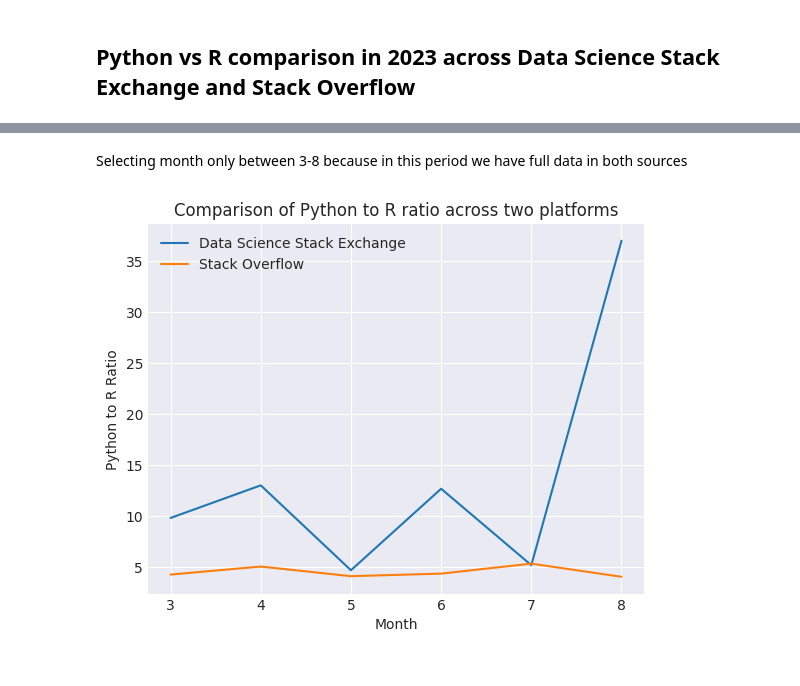
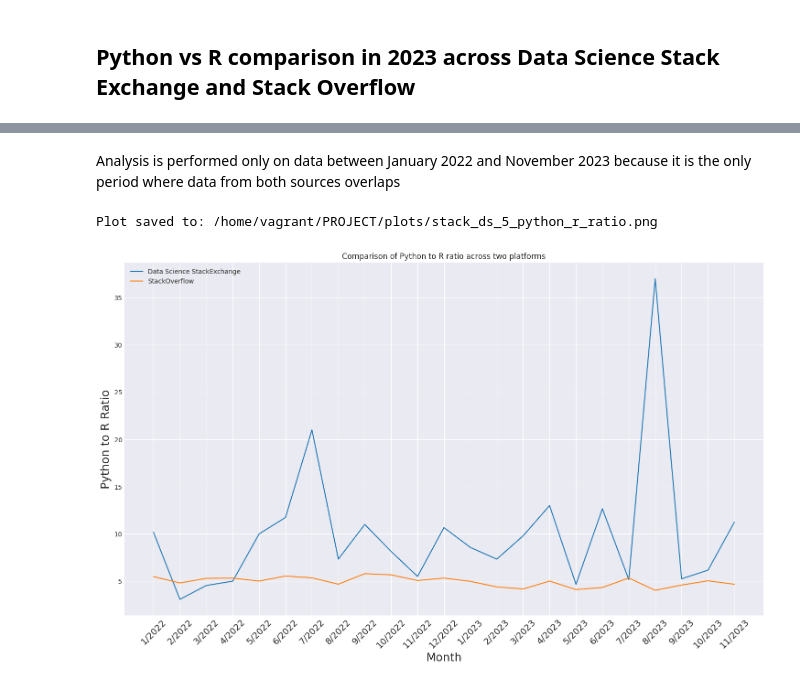
Before and after one commit to maciejors/big_data, a Jupyter notebook: PROJEKT.ipynb, the cells around one changed output, grey strips where cells are left out. Cells and saved outputs as stored; diff of their text form; code cells hidden in the pictures.

```diff
--- a/PROJEKT.ipynb
+++ b/PROJEKT.ipynb
@@ -227,8 +218,7 @@ pd.__version__
 # %%
-df_stackoverflow = spark.createDataFrame(df_online.drop(columns=['post_last_edit_date']))\
+df_stackoverflow = spark.createDataFrame(df_online)\
     .withColumn('post_last_activity_date', f.to_date(f.from_unixtime('post_last_activity_date', 'yyyy-MM-dd HH:mm:ss')))\
     .withColumn('post_creation_date', f.to_date(f.from_unixtime('post_creation_date', 'yyyy-MM-dd HH:mm:ss')))
-# df_stackoverflow = spark.createDataFrame(df_online)
 df_stackoverflow.printSchema()
 # %% [output]
 root
@@ -944,19 +1028,26 @@ plt.show()
 # %% [markdown]
 ## Python vs R comparison in 2023 across Data Science Stack Exchange and Stack Overflow
 # %%
+# added columns explained:
+# - month, year - creation month / year
+# - month_year - month and year concatenated in a human readable way,
+#                e.g. October 2023 is 10/2023
+# - month_year_numeric - month and year concatenated in a way that enables easy filtering by date range,
+#                        e.g. October 2023 is 202310 (year * 100 + month)
 df2_5_ds = df_datascience_posts\
     .join(df_datascience_tags, on='question_id')\
     .withColumn('year', f.year('creation_date'))\
     .withColumn('month', f.month('creation_date'))\
-    .filter(f.col('year') == 2023)\
+    .withColumn('month_year', f.concat_ws('/', f.col('month'), f.col('year')))\
+    .withColumn('month_year_numeric', f.col('year') * 100 + f.col('month'))\
+    .filter((f.col('month_year_numeric') >= 202201) & (f.col('month_year_numeric') <= 202311))\
     .filter((f.col('tag') == 'r') | (f.col('tag') == 'python'))\
-    .groupBy('month', 'tag')\
+    .groupBy('month_year', 'month_year_numeric', 'tag')\
     .count()\
-    .groupBy('month')\
+    .groupBy('month_year', 'month_year_numeric')\
     .pivot('tag')\
     .sum('count')\
-    .filter((f.col('month') > 2) & (f.col('month') < 9))\
-    .orderBy('month')\
+    .orderBy('month_year_numeric')\
     .withColumn('ratio', f.col('python')/f.col('r'))\
     .toPandas()
 # %% [output]
@@ -979,15 +1080,16 @@ df2_5_stack = df_stackoverflow\
     .join(df_stackoverflow_tags, on='question_id')\
     .withColumn('year', f.year('post_creation_date'))\
     .withColumn('month', f.month('post_creation_date'))\
-    .filter(f.col('year') == 2023)\
+    .withColumn('month_year', f.concat_ws('/', f.col('month'), f.col('year')))\
+    .withColumn('month_year_numeric', f.col('year') * 100 + f.col('month'))\
+    .filter((f.col('month_year_numeric') >= 202201) & (f.col('month_year_numeric') <= 202311))\
     .filter((f.col('tag') == 'r') | (f.col('tag') == 'python'))\
-    .groupBy('month', 'tag')\
+    .groupBy('month_year', 'month_year_numeric', 'tag')\
     .count()\
-    .groupBy('month')\
+    .groupBy('month_year', 'month_year_numeric')\
     .pivot('tag')\
     .sum('count')\
-    .filter((f.col('month') > 2) & (f.col('month') < 9))\
-    .orderBy('month')\
+    .orderBy('month_year_numeric')\
     .withColumn('ratio', f.col('python')/f.col('r'))\
     .toPandas()
 # %% [output]
@@ -1008,11 +1120,16 @@ df2_5_stack
 # %% [markdown]
-Selecting month only between 3-8 because in this period we have full data in both sources
+Analysis is performed only on data between January 2022 and November 2023 because it is the only period where data from both sources overlaps
 # %%
-plt.plot(df2_5_ds['month'], df2_5_ds['ratio'], label='Data Science Stack Exchange')
-plt.xlabel('Month')
-plt.ylabel('Python to R Ratio')
+plt.figure(figsize=(18, 10))
+plt.plot(df2_5_ds['month_year'], df2_5_ds['ratio'], label='Data Science StackExchange')
+plt.plot(df2_5_stack['month_year'], df2_5_stack['ratio'], label='StackOverflow')
+plt.xlabel('Month', fontsize=18)
+plt.ylabel('Python to R Ratio', fontsize=18)
+plt.xticks(rotation=45, fontsize=14)
 plt.title('Comparison of Python to R ratio across two platforms')
 plt.legend()
+save_plot('stack_ds_5_python_r_ratio')
 plt.show()
 # %% [output]
+Plot saved to: /home/vagrant/PROJECT/plots/stack_ds_5_python_r_ratio.png
-[figure, old version]
+[figure, new version]
```
Also changed, not shown: parts of 56 cells of this notebook, 1 other file.
